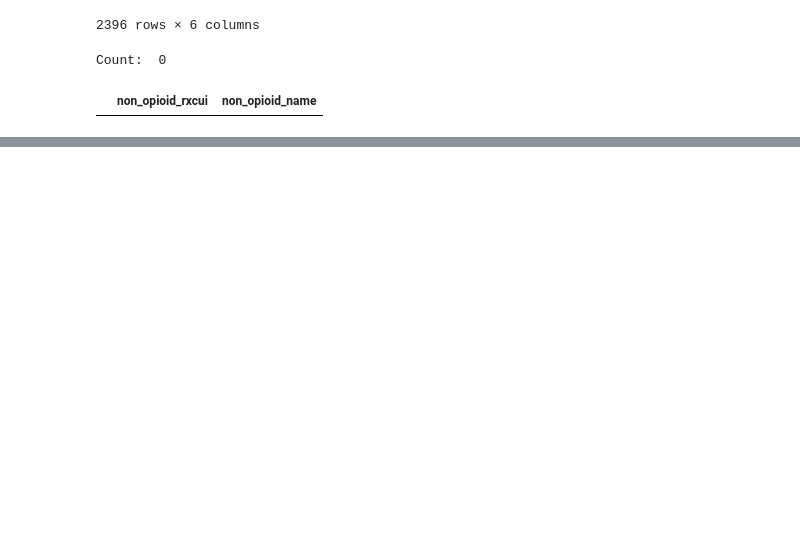
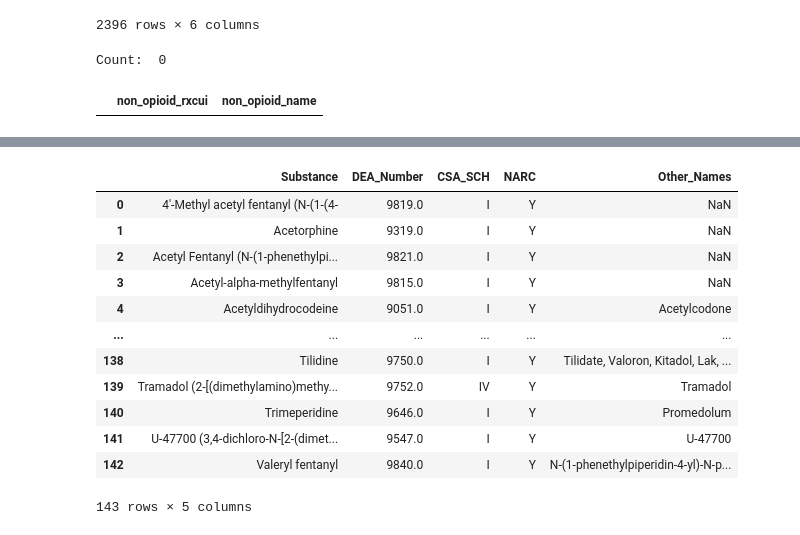
Before and after one commit to danielhmendoza01/Automatic_Code_Sets, a Jupyter notebook: Opioid_Query.ipynb, the cells around one changed output, grey strips where cells are left out. Cells and saved outputs as stored; diff of their text form; code cells hidden in the pictures; blank space fills up the shorter version.

```diff
--- a/Opioid_Query.ipynb
+++ b/Opioid_Query.ipynb
@@ -499,0 +553,18 @@ Count:  0
+# %%
+df_dea=df_dea.loc[df_dea['NARC']== 'Y'].reset_index(drop=True)
+# %%
+df_dea
+# %% [output]
+|  | Substance | DEA_Number | CSA_SCH | NARC | Other_Names |
+| 0 | 4'-Methyl acetyl fentanyl (N-(1-(4- | 9819.0 | I | Y | NaN |
+| 1 | Acetorphine | 9319.0 | I | Y | NaN |
+| 2 | Acetyl Fentanyl (N-(1-phenethylpi... | 9821.0 | I | Y | NaN |
+| 3 | Acetyl-alpha-methylfentanyl | 9815.0 | I | Y | NaN |
+| 4 | Acetyldihydrocodeine | 9051.0 | I | Y | Acetylcodone |
+| ... | ... | ... | ... | ... | ... |
+| 138 | Tilidine | 9750.0 | I | Y | Tilidate, Valoron, Kitadol, Lak, ... |
+| 139 | Tramadol (2-[(dimethylamino)methy... | 9752.0 | IV | Y | Tramadol |
+| 140 | Trimeperidine | 9646.0 | I | Y | Promedolum |
+| 141 | U-47700 (3,4-dichloro-N-[2-(dimet... | 9547.0 | I | Y | U-47700 |
+| 142 | Valeryl fentanyl | 9840.0 | I | Y | N-(1-phenethylpiperidin-4-yl)-N-p... |
+143 rows × 5 columns
```
Also changed, not shown: parts of 14 cells of this notebook, 11 other files.
